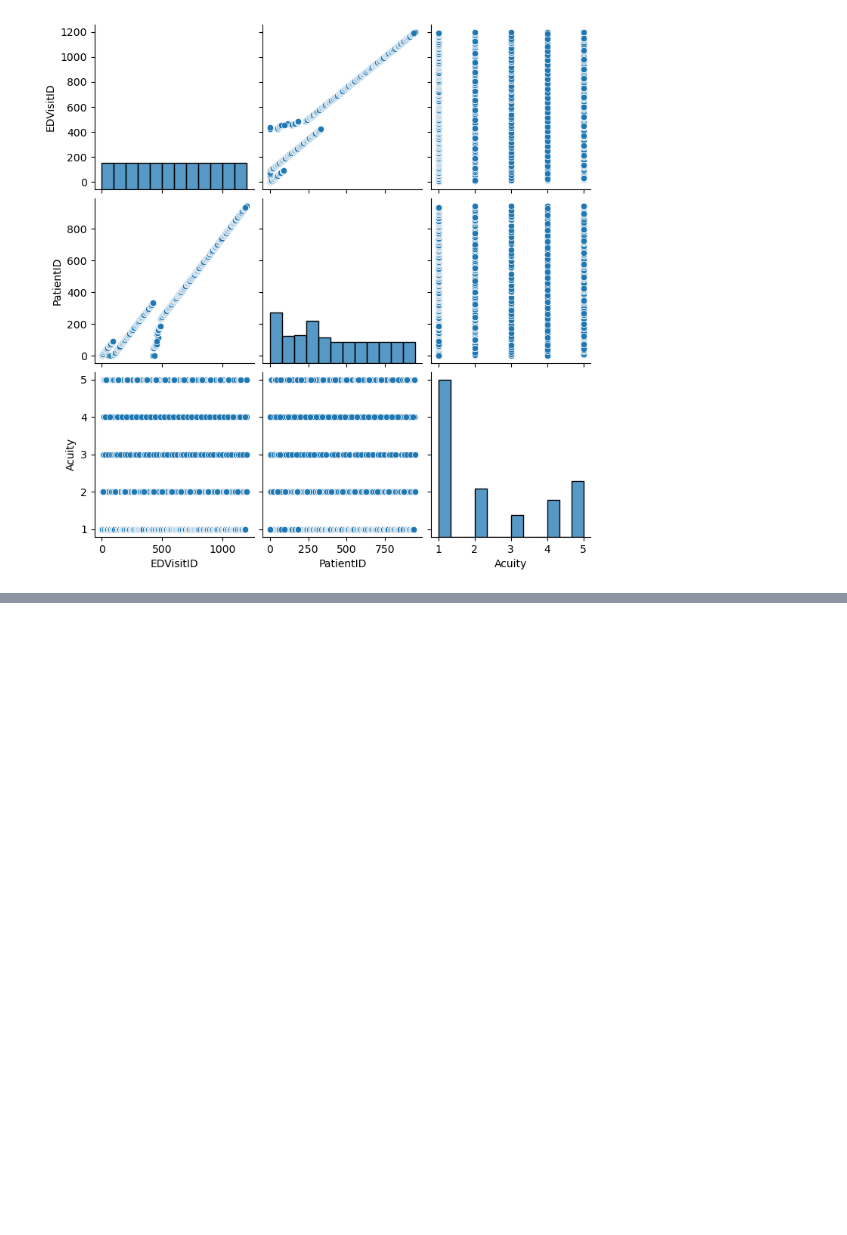
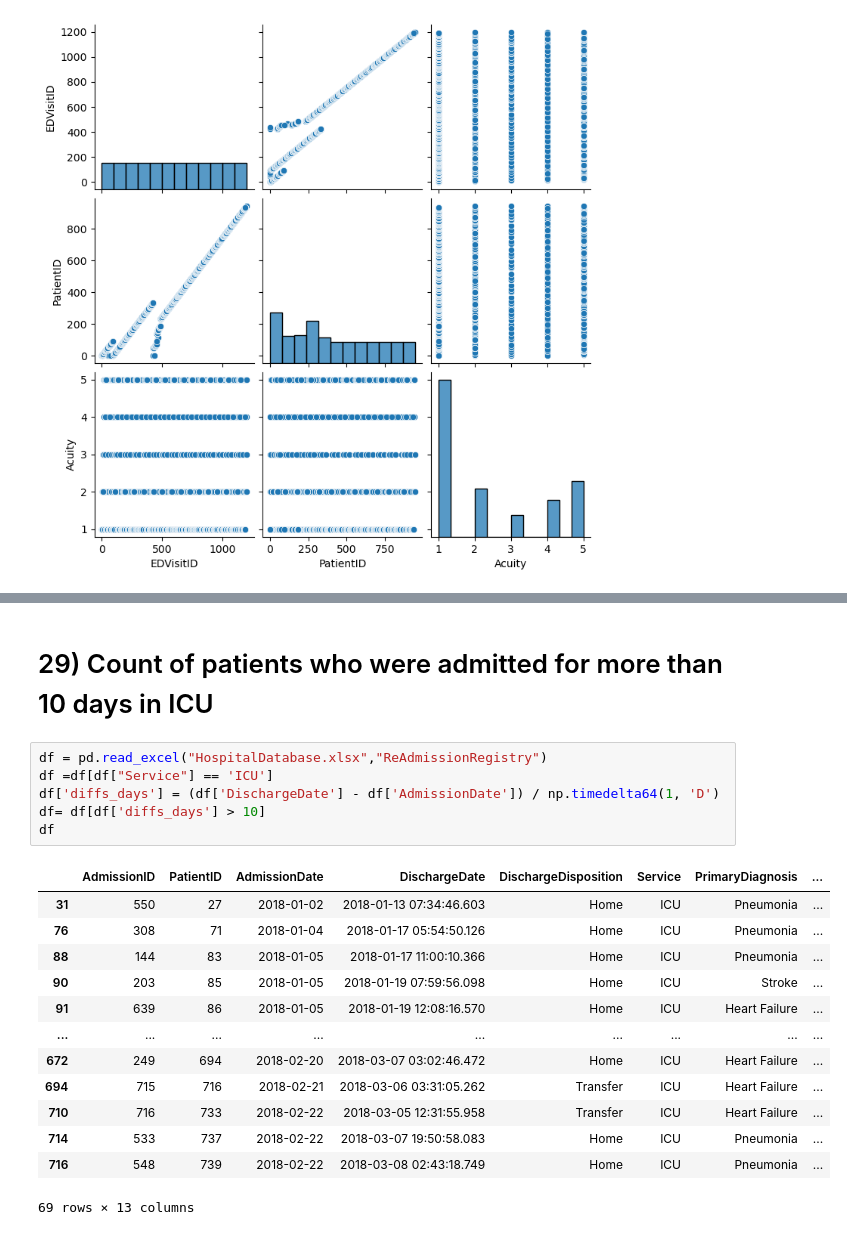
Before and after one commit to fathimadev35/PythonCoders, a Jupyter notebook: PythonCoders-EDA-Notebook.ipynb, the cells around one changed output, grey strips where cells are left out. Drawn from its saved outputs; the diff is of its cells as text; blank space fills up the shorter version.

```diff
--- a/PythonCoders-EDA-Notebook.ipynb
+++ b/PythonCoders-EDA-Notebook.ipynb
@@ -398,0 +444,22 @@ plt.show()
+# %% [markdown]
+# 29) Count of patients who were admitted for more than 10 days in ICU
+# %%
+df = pd.read_excel("HospitalDatabase.xlsx","ReAdmissionRegistry")
+df =df[df["Service"] == 'ICU']
+df['diffs_days'] = (df['DischargeDate'] - df['AdmissionDate']) / np.timedelta64(1, 'D')
+df= df[df['diffs_days'] > 10]
+df
+# %% [output]
+|  | AdmissionID | PatientID | AdmissionDate | DischargeDate | DischargeDisposition | Service | PrimaryDiagnosis | ... |
+| 31 | 550 | 27 | 2018-01-02 | 2018-01-13 07:34:46.603 | Home | ICU | Pneumonia | ... |
+| 76 | 308 | 71 | 2018-01-04 | 2018-01-17 05:54:50.126 | Home | ICU | Pneumonia | ... |
+| 88 | 144 | 83 | 2018-01-05 | 2018-01-17 11:00:10.366 | Home | ICU | Pneumonia | ... |
+| 90 | 203 | 85 | 2018-01-05 | 2018-01-19 07:59:56.098 | Home | ICU | Stroke | ... |
+| 91 | 639 | 86 | 2018-01-05 | 2018-01-19 12:08:16.570 | Home | ICU | Heart Failure | ... |
+| ... | ... | ... | ... | ... | ... | ... | ... | ... |
+| 672 | 249 | 694 | 2018-02-20 | 2018-03-07 03:02:46.472 | Home | ICU | Heart Failure | ... |
+| 694 | 715 | 716 | 2018-02-21 | 2018-03-06 03:31:05.262 | Transfer | ICU | Heart Failure | ... |
+| 710 | 716 | 733 | 2018-02-22 | 2018-03-05 12:31:55.958 | Transfer | ICU | Heart Failure | ... |
+| 714 | 533 | 737 | 2018-02-22 | 2018-03-07 19:50:58.083 | Home | ICU | Pneumonia | ... |
+| 716 | 548 | 739 | 2018-02-22 | 2018-03-08 02:43:18.749 | Home | ICU | Pneumonia | ... |
+69 rows × 13 columns
```
Also changed, not shown: parts of 6 cells of this notebook.
